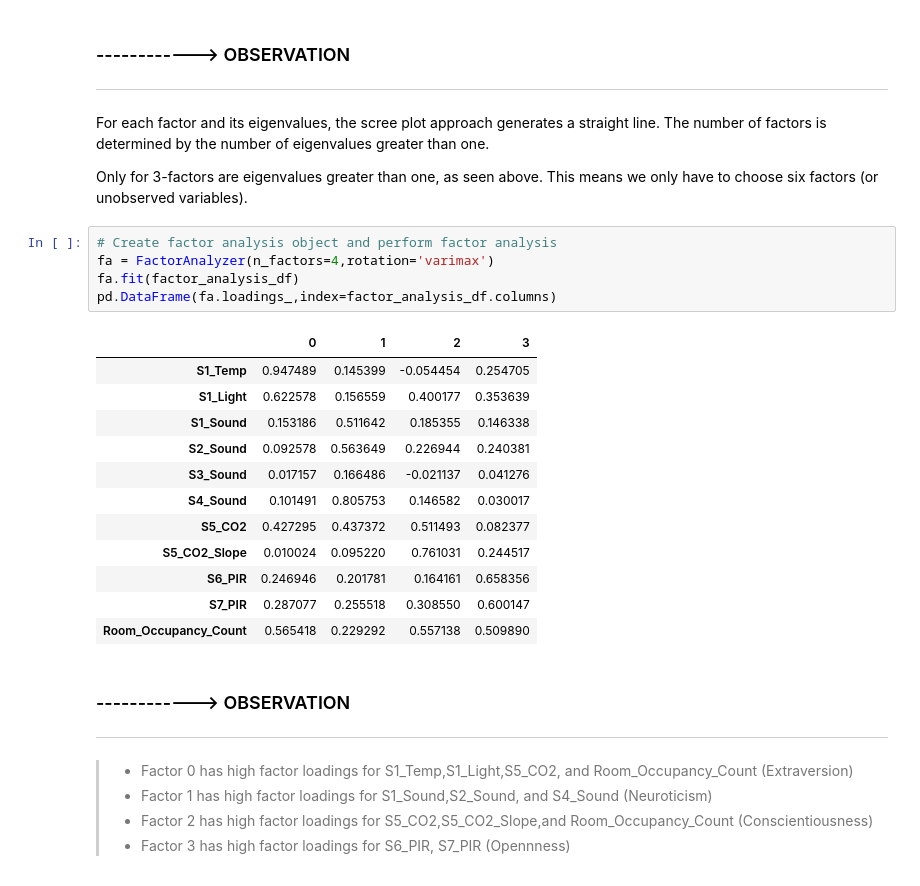
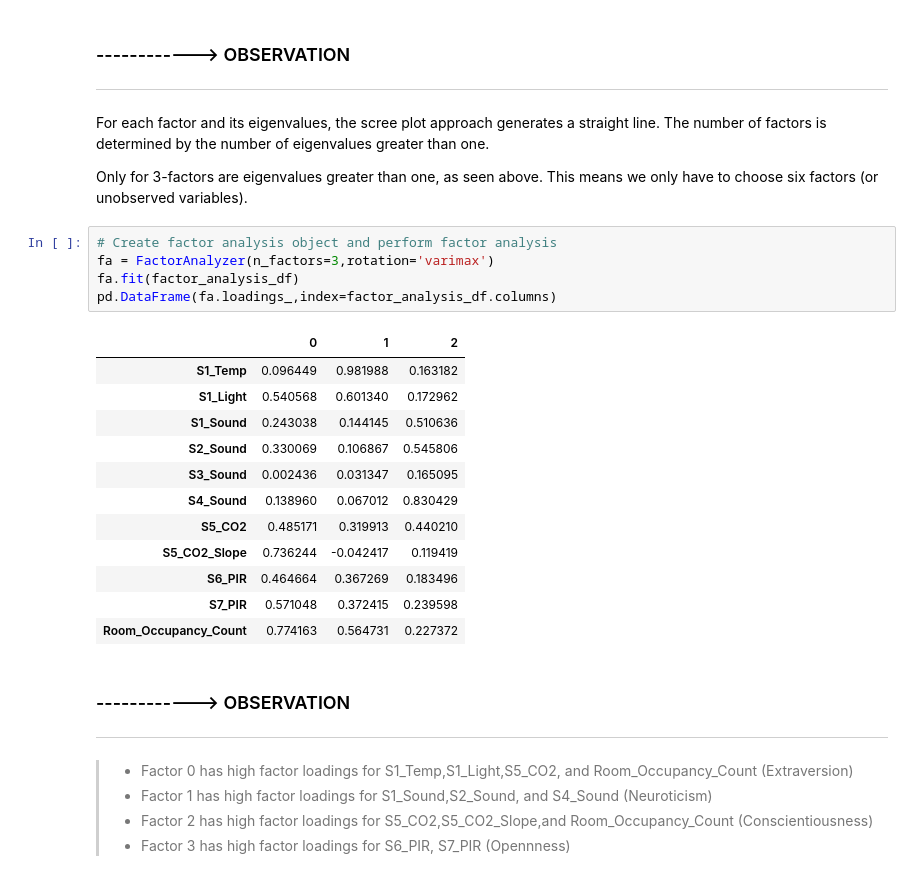
Before and after one commit to ChauHuynh1/Room-Occupancy-Estimation, a Jupyter notebook: EEET2485_GroupProject.ipynb, the cells around one changed output. Saved outputs shown, nothing was run; the diff lists cells and outputs as text.

```diff
--- a/EEET2485_GroupProject.ipynb
+++ b/EEET2485_GroupProject.ipynb
@@ -1440,22 +1435,22 @@ For each factor and its eigenvalues, the scree plot approach generates a straigh
 Only for 3-factors are eigenvalues greater than one, as seen above. This means we only have to choose six factors (or unobserved variables).
 # %%
 # Create factor analysis object and perform factor analysis
-fa = FactorAnalyzer(n_factors=4,rotation='varimax')
+fa = FactorAnalyzer(n_factors=3,rotation='varimax')
 fa.fit(factor_analysis_df)
 pd.DataFrame(fa.loadings_,index=factor_analysis_df.columns)
 # %% [output]
-|  | 0 | 1 | 2 | 3 |
-| S1_Temp | 0.947489 | 0.145399 | -0.054454 | 0.254705 |
-| S1_Light | 0.622578 | 0.156559 | 0.400177 | 0.353639 |
-| S1_Sound | 0.153186 | 0.511642 | 0.185355 | 0.146338 |
-| S2_Sound | 0.092578 | 0.563649 | 0.226944 | 0.240381 |
-| S3_Sound | 0.017157 | 0.166486 | -0.021137 | 0.041276 |
-| S4_Sound | 0.101491 | 0.805753 | 0.146582 | 0.030017 |
-| S5_CO2 | 0.427295 | 0.437372 | 0.511493 | 0.082377 |
-| S5_CO2_Slope | 0.010024 | 0.095220 | 0.761031 | 0.244517 |
-| S6_PIR | 0.246946 | 0.201781 | 0.164161 | 0.658356 |
-| S7_PIR | 0.287077 | 0.255518 | 0.308550 | 0.600147 |
-| Room_Occupancy_Count | 0.565418 | 0.229292 | 0.557138 | 0.509890 |
+|  | 0 | 1 | 2 |
+| S1_Temp | 0.096449 | 0.981988 | 0.163182 |
+| S1_Light | 0.540568 | 0.601340 | 0.172962 |
+| S1_Sound | 0.243038 | 0.144145 | 0.510636 |
+| S2_Sound | 0.330069 | 0.106867 | 0.545806 |
+| S3_Sound | 0.002436 | 0.031347 | 0.165095 |
+| S4_Sound | 0.138960 | 0.067012 | 0.830429 |
+| S5_CO2 | 0.485171 | 0.319913 | 0.440210 |
+| S5_CO2_Slope | 0.736244 | -0.042417 | 0.119419 |
+| S6_PIR | 0.464664 | 0.367269 | 0.183496 |
+| S7_PIR | 0.571048 | 0.372415 | 0.239598 |
+| Room_Occupancy_Count | 0.774163 | 0.564731 | 0.227372 |
 # %% [markdown]
 ### ------------> OBSERVATION
 ****
```
Also changed, not shown: parts of 25 cells of this notebook.
